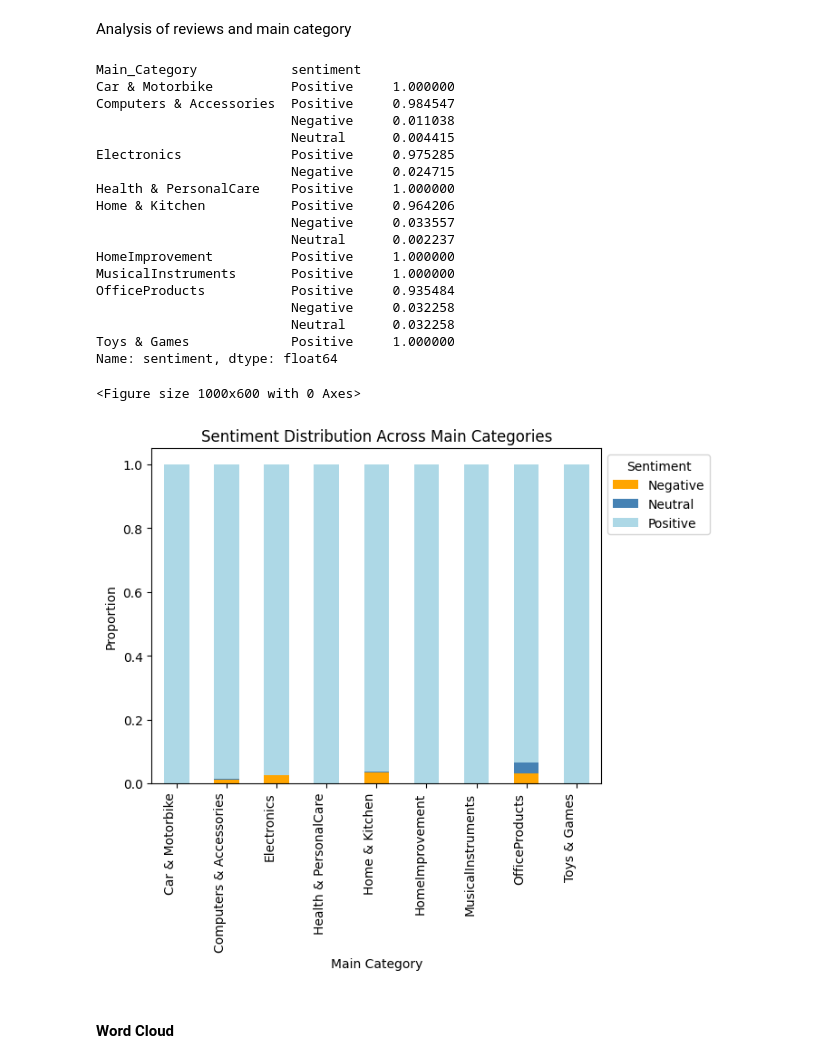
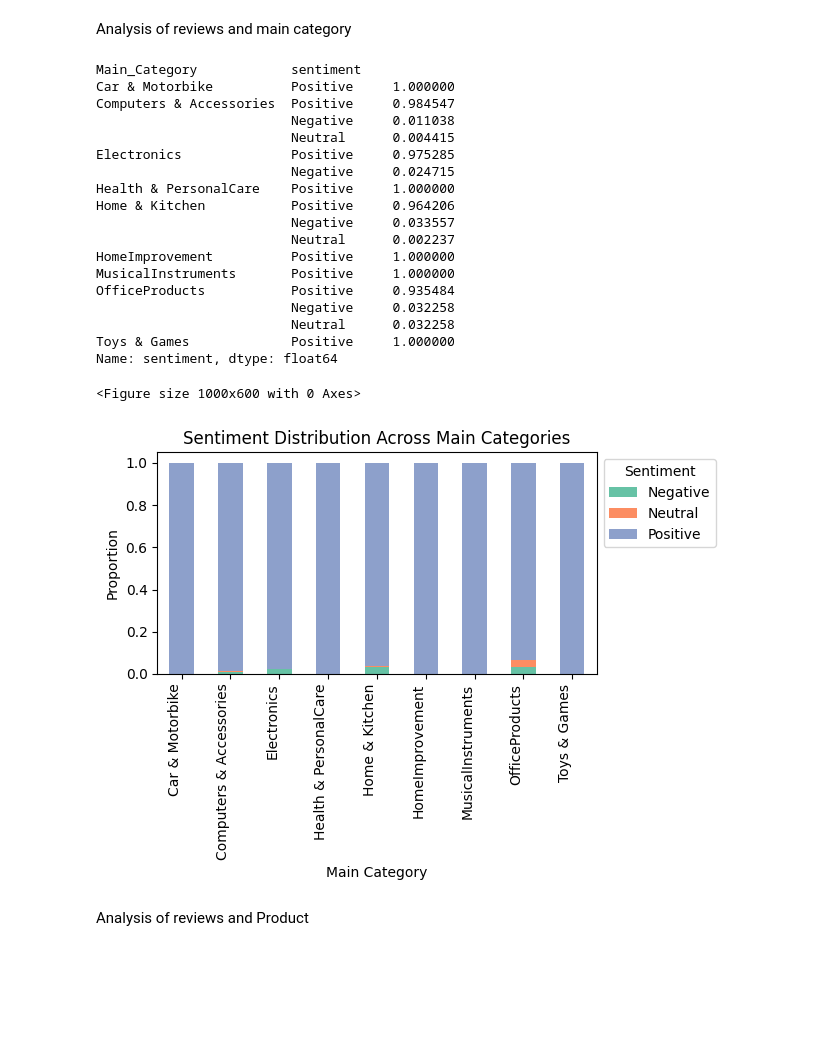
Before and after one commit to krittika2101/SC1015--Amazon-Sales-Recommendation-System, a Jupyter notebook: Amazon_Sales_Recommendation_System.ipynb, the cells around one changed output. Drawn from its saved outputs; the diff is of its cells as text; code cells hidden in the pictures; blank space fills up the shorter version.

Commit message:
Update (word_cloud, Predictive modelling ,  clustering analysis and sentiment rating EDA)

```diff
--- a/Amazon_Sales_Recommendation_System.ipynb
+++ b/Amazon_Sales_Recommendation_System.ipynb
@@ -559,6 +570,14 @@ purchase_counts.columns = ['product_name', 'purchase_count']
 amazon_sales = pd.merge(amazon_sales, purchase_counts)
 
 
+# Calculate the average rating for each product
+average_ratings = amazon_sales.groupby('product_name')['rating'].mean().reset_index()
+average_ratings.columns = ['product_name', 'average_rating']
+
+# Merge purchase counts with amazon_sales
+amazon_sales = pd.merge(amazon_sales, average_ratings)
+
+
 
 amazon_sales.head()
 # %% [output]
@@ -689,40 +678,39 @@ print(sentiment_distribution)
 
 
 # Define a palette using seaborn
-custom_colors = ['orange', 'steelblue', 'lightblue']  # Example colors
+palette = sns.color_palette("Set2", len(sentiment_distribution))
 
 # Plot sentiment distribution across main categories
 plt.figure(figsize=(10, 6))
-sentiment_distribution.unstack().plot(kind='bar', stacked=True, color=custom_colors)
+sentiment_distribution.unstack().plot(kind='bar', stacked=True, color=palette)
 plt.title('Sentiment Distribution Across Main Categories')
 plt.xlabel('Main Category')
 plt.ylabel('Proportion')
 plt.xticks(rotation=90, ha='right')
 plt.legend(title='Sentiment', loc='upper left', bbox_to_anchor=(1, 1))  # Move legend outside
-
-
+plt.tight_layout()
 plt.show()
 # %% [output]
 Main_Category            sentiment
 Car & Motorbike          Positive     1.000000
 Computers & Accessories  Positive     0.984547
                          Negative     0.011038
                          Neutral      0.004415
 Electronics              Positive     0.975285
                          Negative     0.024715
 Health & PersonalCare    Positive     1.000000
 Home & Kitchen           Positive     0.964206
                          Negative     0.033557
                          Neutral      0.002237
 HomeImprovement          Positive     1.000000
 MusicalInstruments       Positive     1.000000
 OfficeProducts           Positive     0.935484
                          Negative     0.032258
                          Neutral      0.032258
 Toys & Games             Positive     1.000000
 Name: sentiment, dtype: float64
 <Figure size 1000x600 with 0 Axes>
-[figure, old version]
+[figure, new version]
 # %% [markdown]
-#### Word Cloud
+Analysis of reviews and Product
 # %%
```
Also changed, not shown: parts of 17 cells of this notebook.
